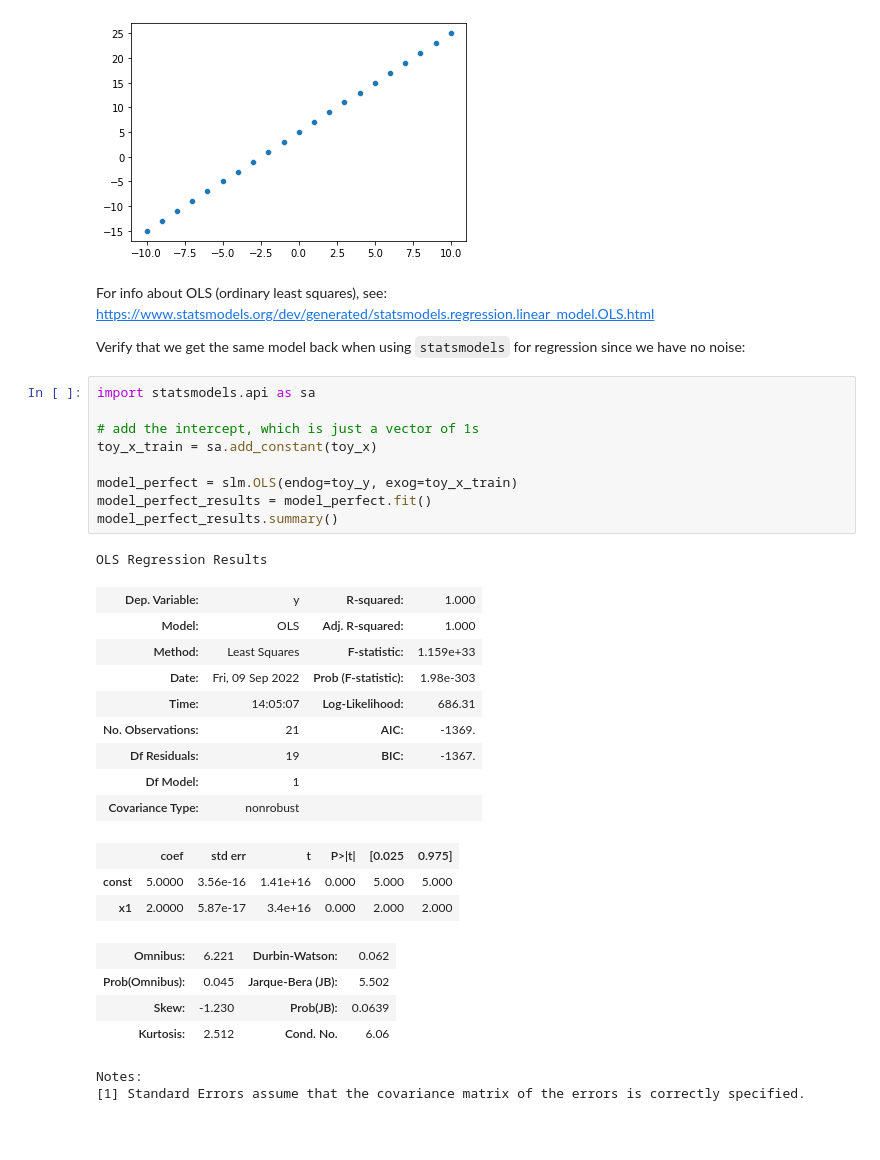
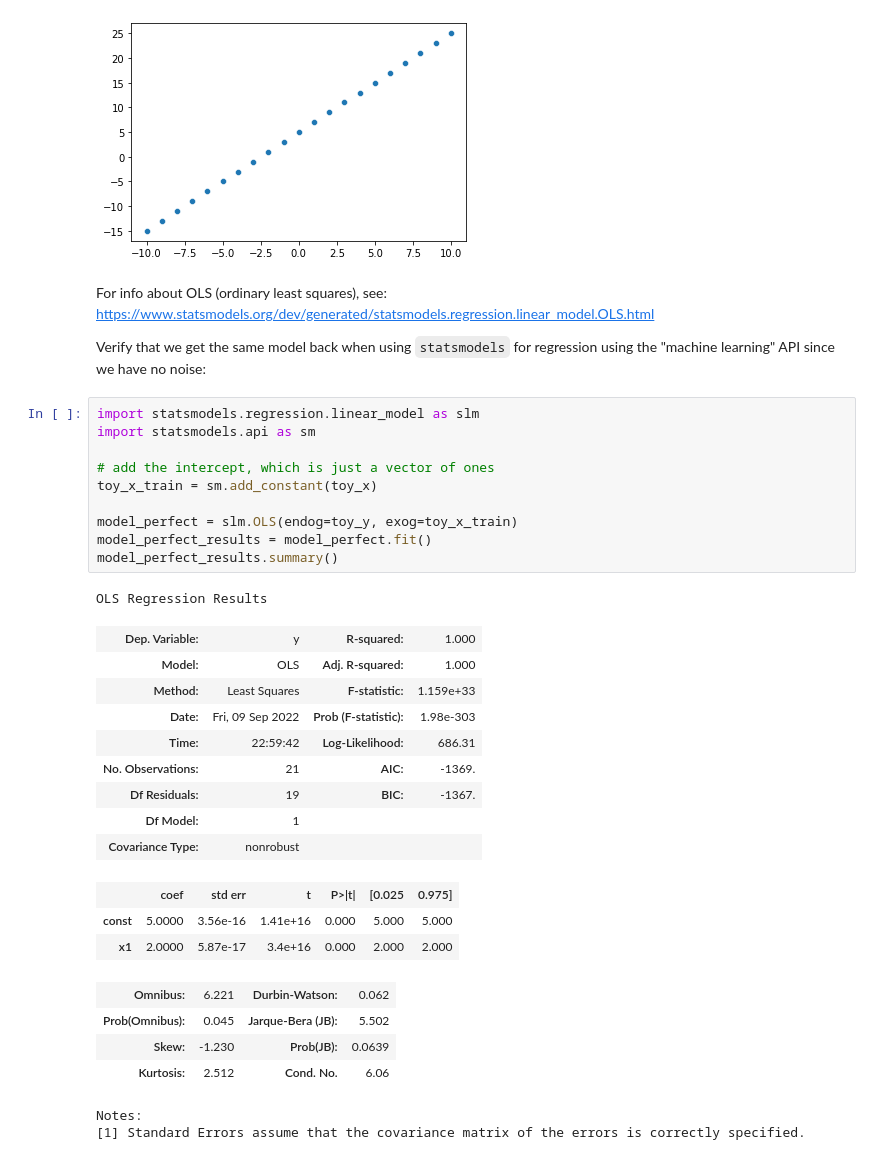
Before and after one commit to curtywang/ee5020-notes-fa22, a Jupyter notebook: day04_soln/analysis_modeling_dists.ipynb, the cells around one changed output. Drawn from its saved outputs; the diff is of its cells as text; blank space fills up the shorter version.

```diff
--- a/day04_soln/analysis_modeling_dists.ipynb
+++ b/day04_soln/analysis_modeling_dists.ipynb
@@ -150,23 +149,24 @@ sns.scatterplot(x=toy_x, y=toy_y)
 # %% [markdown]
 For info about OLS (ordinary least squares), see: https://www.statsmodels.org/dev/generated/statsmodels.regression.linear_model.OLS.html
 
-Verify that we get the same model back when using `statsmodels` for regression since we have no noise:
+Verify that we get the same model back when using `statsmodels` for regression using the "machine learning" API since we have no noise:
 # %%
-import statsmodels.api as sa
+import statsmodels.regression.linear_model as slm
+import statsmodels.api as sm
 
-# add the intercept, which is just a vector of 1s
-toy_x_train = sa.add_constant(toy_x)
+# add the intercept, which is just a vector of ones
+toy_x_train = sm.add_constant(toy_x)
 
 model_perfect = slm.OLS(endog=toy_y, exog=toy_x_train)
 model_perfect_results = model_perfect.fit()
 model_perfect_results.summary()
 # %% [output]
 OLS Regression Results
 | Dep. Variable: | y | R-squared: | 1.000 |
 | Model: | OLS | Adj. R-squared: | 1.000 |
 | Method: | Least Squares | F-statistic: | 1.159e+33 |
 | Date: | Fri, 09 Sep 2022 | Prob (F-statistic): | 1.98e-303 |
-| Time: | 14:05:07 | Log-Likelihood: | 686.31 |
+| Time: | 22:59:42 | Log-Likelihood: | 686.31 |
 | No. Observations: | 21 | AIC: | -1369. |
 | Df Residuals: | 19 | BIC: | -1367. |
 | Df Model: | 1 |  |  |
```
Also changed, not shown: parts of 13 cells of this notebook.
